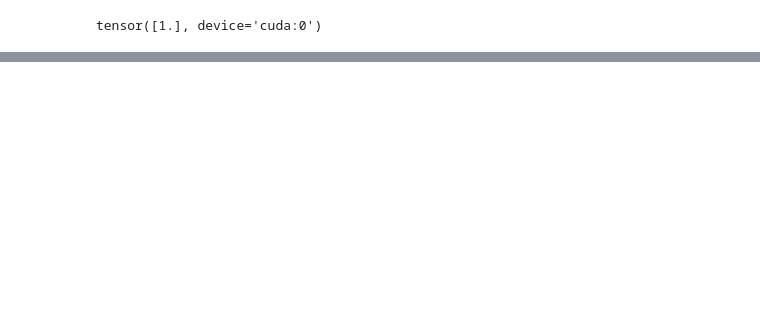
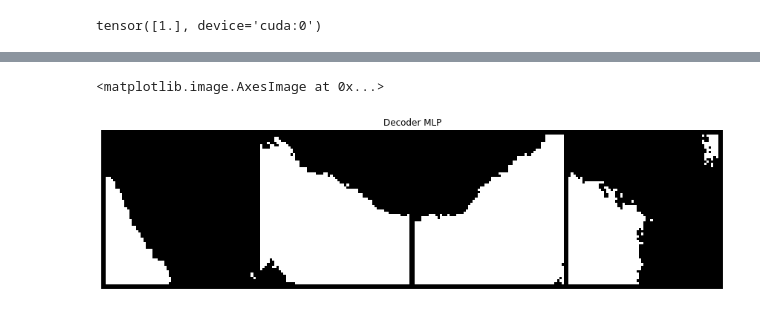
Before and after one commit to lucterres/vae2, a Jupyter notebook: maskCustomDS.ipynb, the cells around one changed output, grey strips where cells are left out. Drawn from its saved outputs; the diff is of its cells as text; code cells hidden in the pictures; blank space fills up the shorter version.

```diff
--- a/maskCustomDS.ipynb
+++ b/maskCustomDS.ipynb
@@ -44,6 +43,17 @@ class CustomImageDataset(Dataset):
         if self.target_transform:
             label = self.target_transform(label)
         return image, label
+# %%
+class ThresholdTransform(object):
+  def __init__(self, thr_255):
+    self.thr = thr_255 / 255.  # input threshold for [0..255] gray level, convert to [0..1]
+
+  def __call__(self, x):
+    return (x > self.thr).to(x.dtype)  # do not change the data type
+# %%
+transformOut = transforms.Compose([transforms.GaussianBlur((7, 7), sigma=(0.1, 2.0)),
+                                   ThresholdTransform(thr_255=127)
+                                  ])
 # %%
 transform = transforms.Compose([transforms.Resize((64 , 64)),
                                 transforms.Grayscale(num_output_channels=1)
@@ -112,3 +127,13 @@ plt.savefig(f'Decoders_MASK.png')
+# %%
+blurredAndBinarizedTensorImages = transformOut(fake)
+# %%
+plt.figure(figsize=(15,15))
+plt.title(f'Decoder MLP')
+plt.axis('off')
+plt.imshow(np.transpose(utils.make_grid(blurredAndBinarizedTensorImages,padding=2,normalize=True).cpu(),(1,2,0)))
+# %% [output]
+<matplotlib.image.AxesImage at 0x...>
+[figure, added]
 # %%
 img = fake[0]
 npyImg = img.numpy()[0]
```
Also changed, not shown: parts of 13 cells of this notebook, 1 other file.
